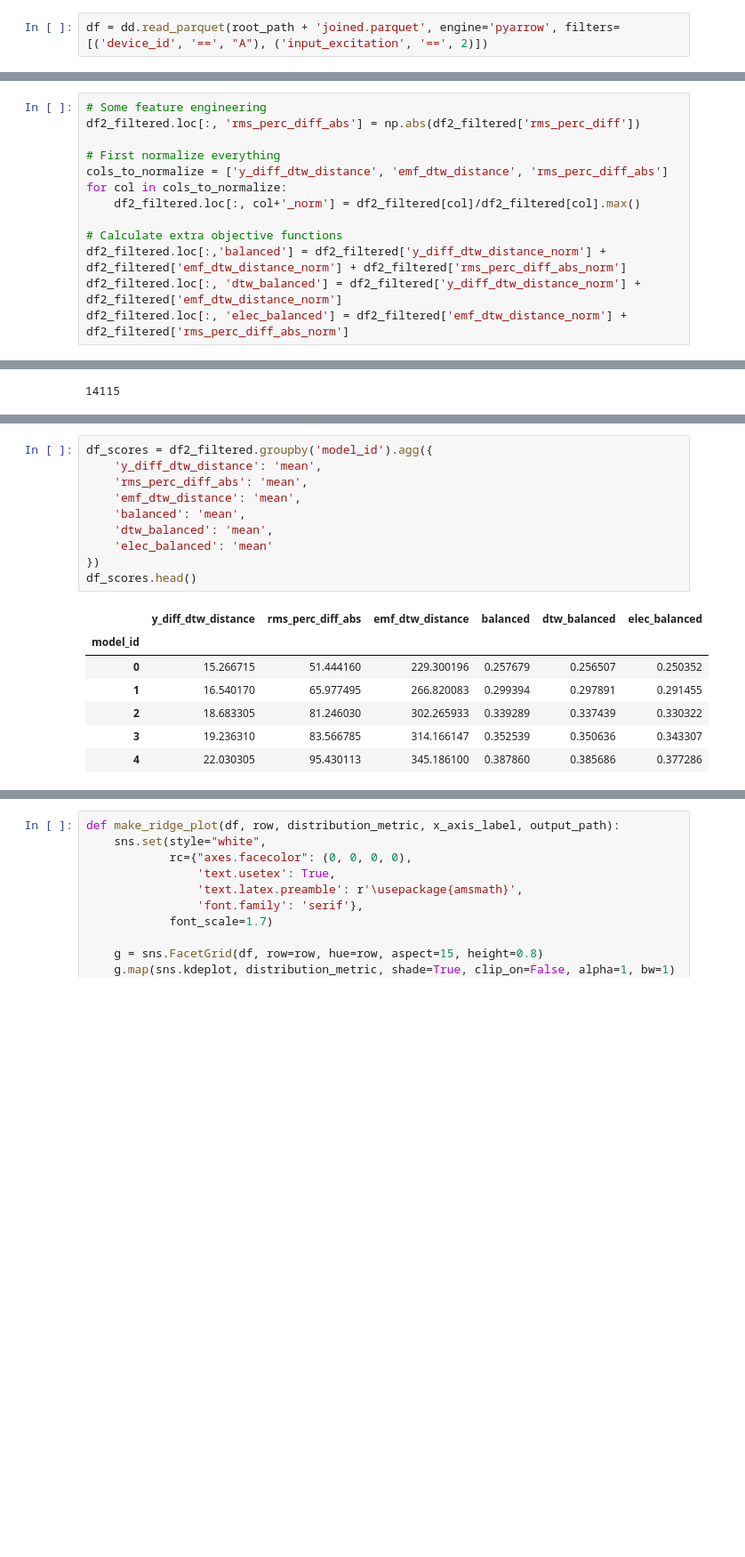
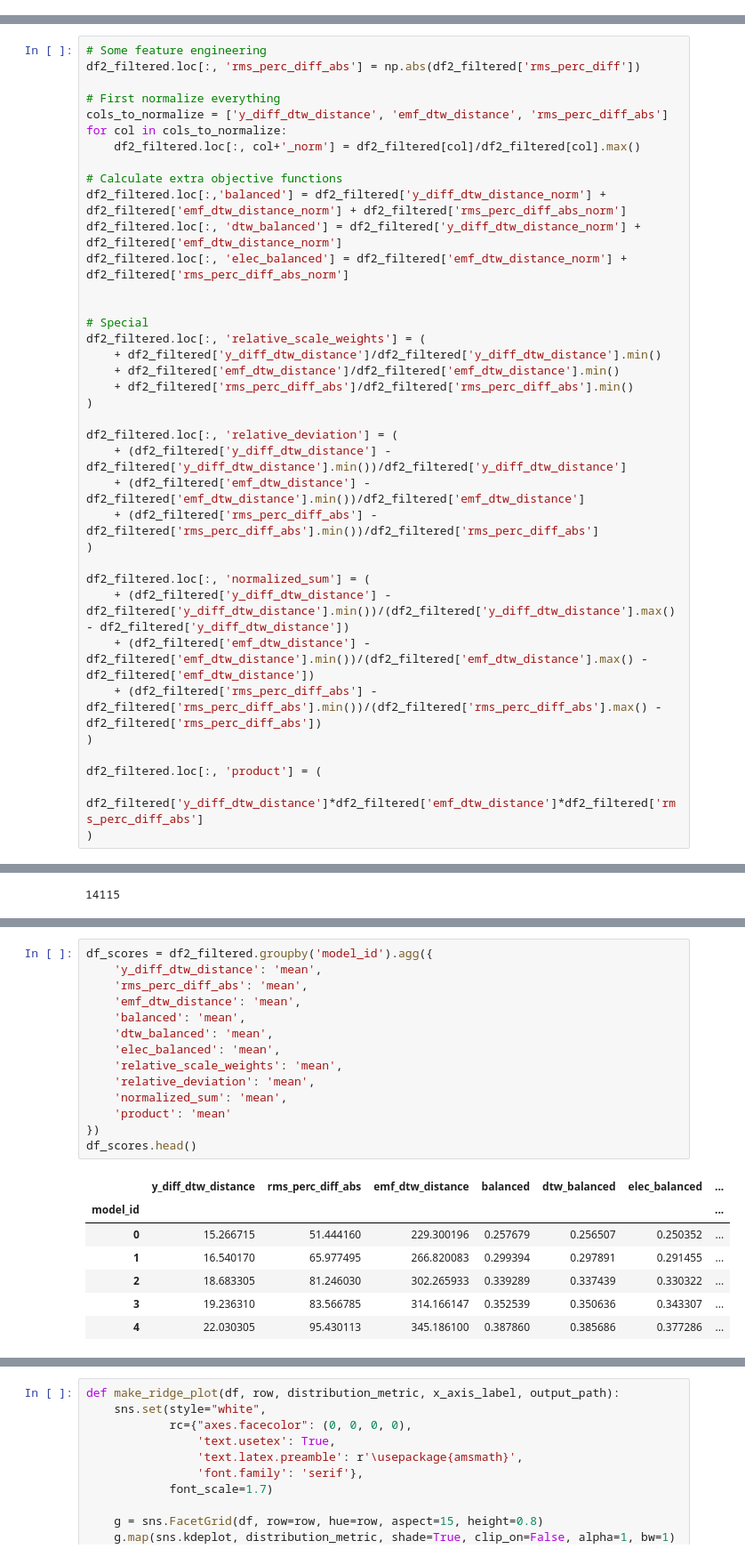
Before and after one commit to mnicstruwig/FlexibleFluxSimulator, a Jupyter notebook: experiments/2020-05-22-Analyze-Grid-Results.ipynb, the cells around one changed output, grey strips where cells are left out. Shown at 89% size. Saved outputs shown, nothing was run; the diff lists cells and outputs as text; blank space fills up the shorter version.

```diff
--- a/experiments/2020-05-22-Analyze-Grid-Results.ipynb
+++ b/experiments/2020-05-22-Analyze-Grid-Results.ipynb
@@ -159,5 +161,3 @@ len(dfs)
 3
 # %%
 dd.concat(dfs).to_parquet(root_path + 'joined.parquet', engine='pyarrow', partition_on=['device_id', 'input_excitation'], compression='snappy')
-# %%
-df = dd.read_parquet(root_path + 'joined.parquet', engine='pyarrow', filters=[('device_id', '==', "A"), ('input_excitation', '==', 2)])
@@ -200,6 +193,30 @@ for col in cols_to_normalize:
 df2_filtered.loc[:,'balanced'] = df2_filtered['y_diff_dtw_distance_norm'] + df2_filtered['emf_dtw_distance_norm'] + df2_filtered['rms_perc_diff_abs_norm']
 df2_filtered.loc[:, 'dtw_balanced'] = df2_filtered['y_diff_dtw_distance_norm'] + df2_filtered['emf_dtw_distance_norm']
 df2_filtered.loc[:, 'elec_balanced'] = df2_filtered['emf_dtw_distance_norm'] + df2_filtered['rms_perc_diff_abs_norm']
+
+
+# Special
+df2_filtered.loc[:, 'relative_scale_weights'] = (
+    + df2_filtered['y_diff_dtw_distance']/df2_filtered['y_diff_dtw_distance'].min()
+    + df2_filtered['emf_dtw_distance']/df2_filtered['emf_dtw_distance'].min()
+    + df2_filtered['rms_perc_diff_abs']/df2_filtered['rms_perc_diff_abs'].min()
+)
+
+df2_filtered.loc[:, 'relative_deviation'] = (
+    + (df2_filtered['y_diff_dtw_distance'] - df2_filtered['y_diff_dtw_distance'].min())/df2_filtered['y_diff_dtw_distance']
+    + (df2_filtered['emf_dtw_distance'] - df2_filtered['emf_dtw_distance'].min())/df2_filtered['emf_dtw_distance']
+    + (df2_filtered['rms_perc_diff_abs'] - df2_filtered['rms_perc_diff_abs'].min())/df2_filtered['rms_perc_diff_abs']
+)
+
+df2_filtered.loc[:, 'normalized_sum'] = (
+    + (df2_filtered['y_diff_dtw_distance'] - df2_filtered['y_diff_dtw_distance'].min())/(df2_filtered['y_diff_dtw_distance'].max() - df2_filtered['y_diff_dtw_distance'])
+    + (df2_filtered['emf_dtw_distance'] - df2_filtered['emf_dtw_distance'].min())/(df2_filtered['emf_dtw_distance'].max() - df2_filtered['emf_dtw_distance'])
+    + (df2_filtered['rms_perc_diff_abs'] - df2_filtered['rms_perc_diff_abs'].min())/(df2_filtered['rms_perc_diff_abs'].max() - df2_filtered['rms_perc_diff_abs'])
+)
+
+df2_filtered.loc[:, 'product'] = (
+    df2_filtered['y_diff_dtw_distance']*df2_filtered['emf_dtw_distance']*df2_filtered['rms_perc_diff_abs']
+)
 # %%
 df2_filtered = df2_filtered.reset_index(drop=True)
 df2_filtered.head()
@@ -336,18 +335,22 @@ dtype: int64
 # %%
 df_scores = df2_filtered.groupby('model_id').agg({
     'y_diff_dtw_distance': 'mean',
     'rms_perc_diff_abs': 'mean',
     'emf_dtw_distance': 'mean',
     'balanced': 'mean',
     'dtw_balanced': 'mean',
-    'elec_balanced': 'mean'
+    'elec_balanced': 'mean',
+    'relative_scale_weights': 'mean',
+    'relative_deviation': 'mean',
+    'normalized_sum': 'mean',
+    'product': 'mean'
 })
 df_scores.head()
 # %% [output]
-|  | y_diff_dtw_distance | rms_perc_diff_abs | emf_dtw_distance | balanced | dtw_balanced | elec_balanced |
-| model_id |  |  |  |  |  |  |
-| 0 | 15.266715 | 51.444160 | 229.300196 | 0.257679 | 0.256507 | 0.250352 |
-| 1 | 16.540170 | 65.977495 | 266.820083 | 0.299394 | 0.297891 | 0.291455 |
-| 2 | 18.683305 | 81.246030 | 302.265933 | 0.339289 | 0.337439 | 0.330322 |
-| 3 | 19.236310 | 83.566785 | 314.166147 | 0.352539 | 0.350636 | 0.343307 |
-| 4 | 22.030305 | 95.430113 | 345.186100 | 0.387860 | 0.385686 | 0.377286 |
+|  | y_diff_dtw_distance | rms_perc_diff_abs | emf_dtw_distance | balanced | dtw_balanced | elec_balanced | ... |
+| model_id |  |  |  |  |  |  | ... |
+| 0 | 15.266715 | 51.444160 | 229.300196 | 0.257679 | 0.256507 | 0.250352 | ... |
+| 1 | 16.540170 | 65.977495 | 266.820083 | 0.299394 | 0.297891 | 0.291455 | ... |
+| 2 | 18.683305 | 81.246030 | 302.265933 | 0.339289 | 0.337439 | 0.330322 | ... |
+| 3 | 19.236310 | 83.566785 | 314.166147 | 0.352539 | 0.350636 | 0.343307 | ... |
+| 4 | 22.030305 | 95.430113 | 345.186100 | 0.387860 | 0.385686 | 0.377286 | ... |
```
Also changed, not shown: parts of 36 cells of this notebook, 6 other files.
